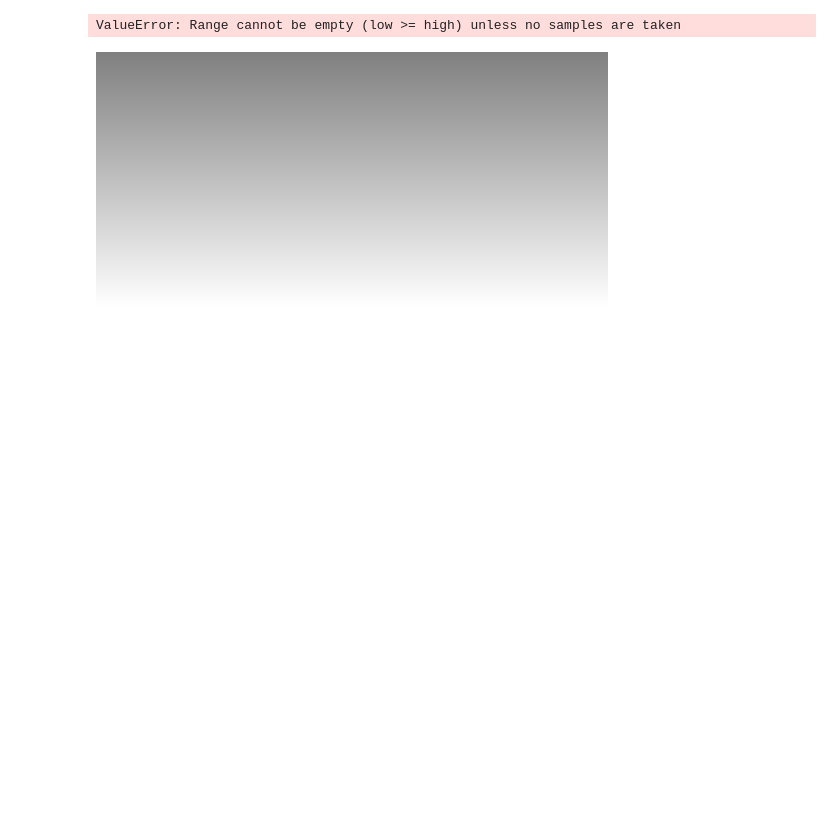
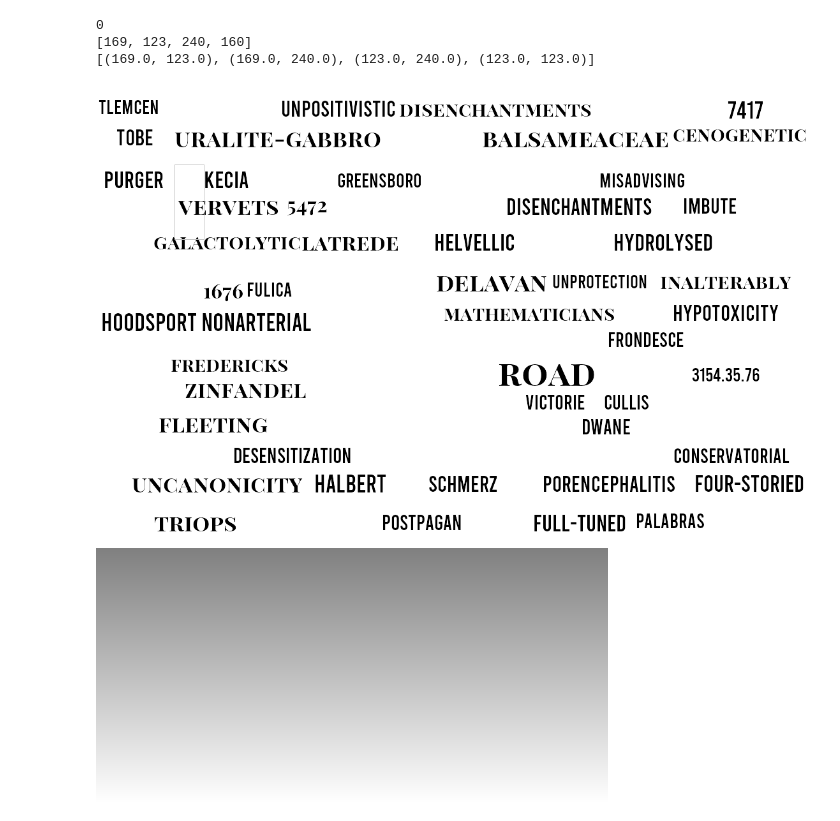
Before and after one commit to paknikolay/binarization, a Jupyter notebook: generator.ipynb, the cells around one changed output. Saved outputs shown, nothing was run; the diff lists cells and outputs as text; code cells hidden in the pictures; blank space fills up the shorter version.

```diff
--- a/generator.ipynb
+++ b/generator.ipynb
@@ -311,3 +460,29 @@ class OneImageTextGenerator:
+# %%
+img = imageTextGenerator.textImage.copy()
+for k,a  in zip(imageTextGenerator.wordsRegion, imageTextGenerator.angles):
+    d = ImageDraw.Draw(img)
+    rotated = rotateRect(k,a)
+#     d.line((rotated[0], rotated[1], rotated[0], rotated[3]), fill=(100,100,100), width=2)
+#     d.line((k[0], k[1], k[2], k[1]), fill=(100,100,100), width=2)
+#     d.line((k[2], k[1], k[2], k[3]), fill=(100,100,100), width=2)
+#     d.line((k[0], k[3], k[2], k[3]), fill=(100,100,100), width=2)
+
+
+    rotated = rotateRect(k,a)
+    print(a)
+    print(k)
+    d.line((*rotated[0], *rotated[1]), fill=(195,195,195), width=1)
+    d.line((*rotated[1], *rotated[2]), fill=(195,195,195), width=1)
+    d.line((*rotated[2], *rotated[3]), fill=(195,195,195), width=1)
+    d.line((*rotated[3], *rotated[0]), fill=(195,195,195), width=1)
+    print(rotated)
+    break
+img
+# %% [output]
+0
+[169, 123, 240, 160]
+[(169.0, 123.0), (169.0, 240.0), (123.0, 240.0), (123.0, 123.0)]
+[figure, added]
 # %%
 import cv2
 import numpy as np
@@ -864,6 +1041,8 @@ for file in os.listdir(pathToBackGrounds):
     if imgCount > 10000:
         break
 
+    break
+
 # plt.figure(figsize=(50,50))
 # plt.imshow(np.array(imageTextGenerator.image2))
 
@@ -871,8 +1050,6 @@ for file in os.listdir(pathToBackGrounds):
 # plt.figure(figsize=(50,50))
 
 # plt.imshow(imd.image)
-# %% [output]
-ValueError: Range cannot be empty (low >= high) unless no samples are taken
 # %%
 distortedImage = Image.fromarray(imd.image).copy()
 # %%
```
Also changed, not shown: parts of 13 cells of this notebook.
